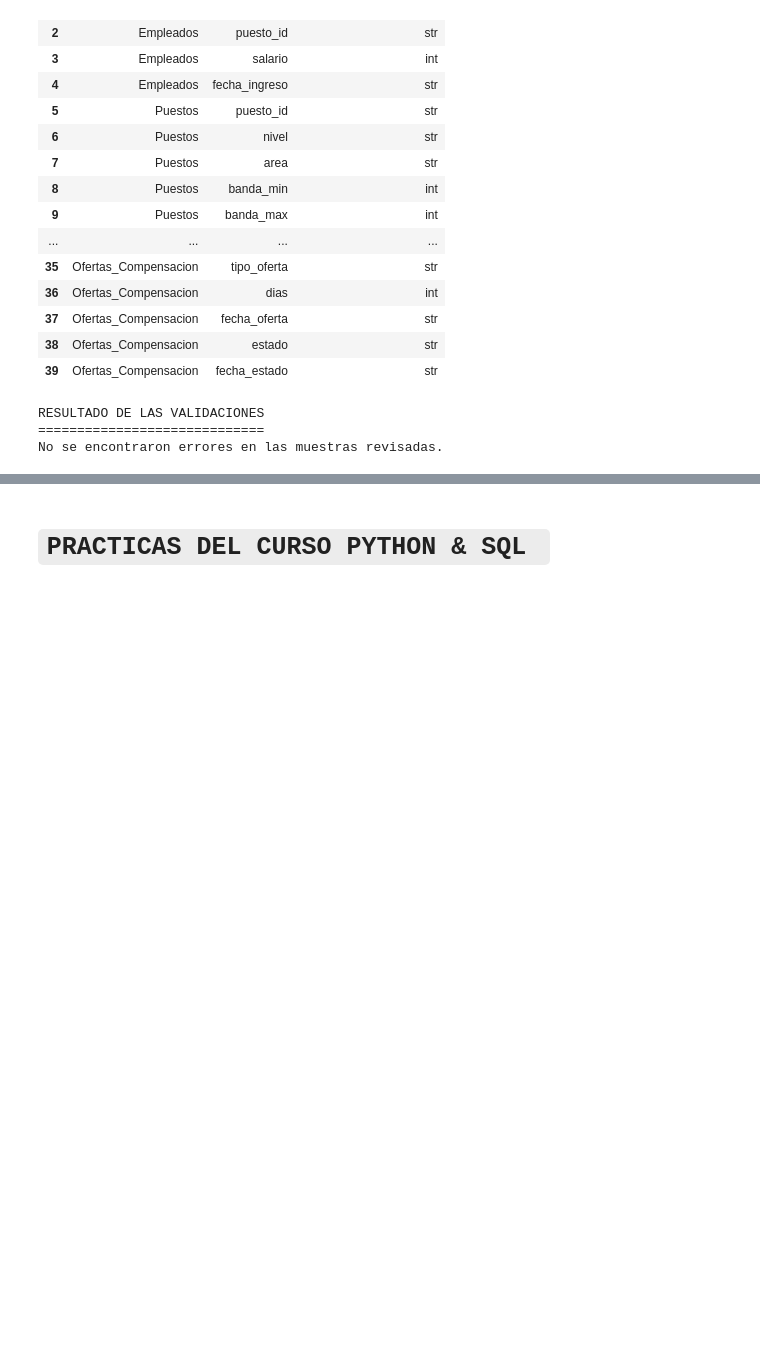
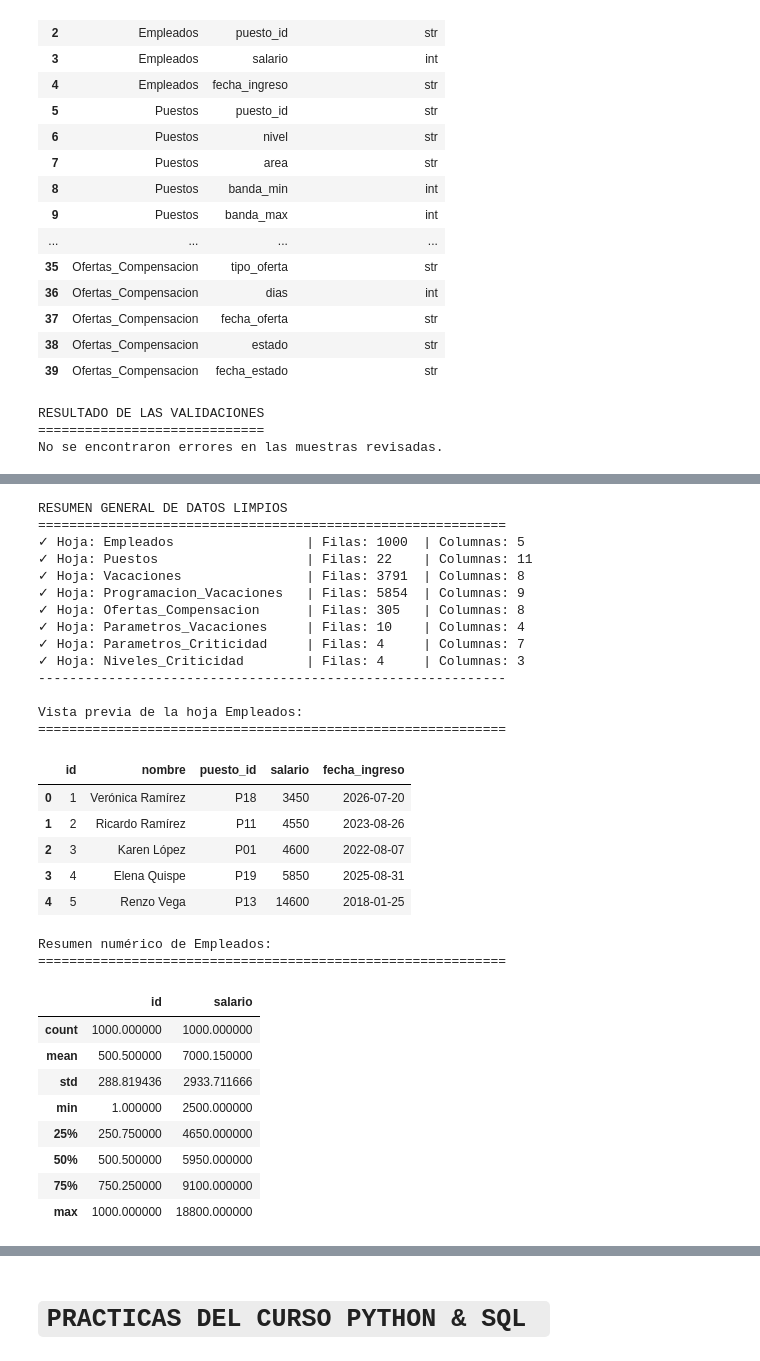
Before and after one commit to PIER-202621036/proyecto-gestion-vacaciones, a Jupyter notebook: notebooks/01_vacaciones_vencidas.ipynb, the cells around one changed output, grey strips where cells are left out. Drawn from its saved outputs; the diff is of its cells as text; code cells hidden in the pictures; blank space fills up the shorter version.

```diff
--- a/notebooks/01_vacaciones_vencidas.ipynb
+++ b/notebooks/01_vacaciones_vencidas.ipynb
@@ -327,0 +498,57 @@ No se encontraron errores en las muestras revisadas.
+# %%
+# ==================================================================
+# 4.- REPORTE GLOBAL Y VISTA PREVIA (mi colab para comprobar)
+# ==================================================================
+
+print("RESUMEN GENERAL DE DATOS LIMPIOS")
+print("=" * 60)
+
+# 1. Imprimir la cantidad total de filas y columnas por cada hoja
+for nombre_hoja, df in negocio_excel.items():
+    print(
+        f"✓ Hoja: {nombre_hoja:<25} | Filas: {df.shape[0]:<5} | Columnas: {df.shape[1]}"
+    )
+
+print("-" * 60)
+
+# 2. Ver la tabla de 'Empleados'
+print("\nVista previa de la hoja Empleados:")
+print("=" * 60)
+display(negocio_excel["Empleados"].head())
+
+# 3. Ver resumen estadístico de una hoja con valores numéricos (ej. Vacaciones)
+print("\nResumen numérico de Empleados:")
+print("=" * 60)
+display(negocio_excel["Empleados"].describe())
+# %% [output]
+RESUMEN GENERAL DE DATOS LIMPIOS
+============================================================
+✓ Hoja: Empleados                 | Filas: 1000  | Columnas: 5
+✓ Hoja: Puestos                   | Filas: 22    | Columnas: 11
+✓ Hoja: Vacaciones                | Filas: 3791  | Columnas: 8
+✓ Hoja: Programacion_Vacaciones   | Filas: 5854  | Columnas: 9
+✓ Hoja: Ofertas_Compensacion      | Filas: 305   | Columnas: 8
+✓ Hoja: Parametros_Vacaciones     | Filas: 10    | Columnas: 4
+✓ Hoja: Parametros_Criticidad     | Filas: 4     | Columnas: 7
+✓ Hoja: Niveles_Criticidad        | Filas: 4     | Columnas: 3
+------------------------------------------------------------
+
+Vista previa de la hoja Empleados:
+============================================================
+|  | id | nombre | puesto_id | salario | fecha_ingreso |
+| 0 | 1 | Verónica Ramírez | P18 | 3450 | 2026-07-20 |
+| 1 | 2 | Ricardo Ramírez | P11 | 4550 | 2023-08-26 |
+| 2 | 3 | Karen López | P01 | 4600 | 2022-08-07 |
+| 3 | 4 | Elena Quispe | P19 | 5850 | 2025-08-31 |
+| 4 | 5 | Renzo Vega | P13 | 14600 | 2018-01-25 |
+Resumen numérico de Empleados:
+============================================================
+|  | id | salario |
+| count | 1000.000000 | 1000.000000 |
+| mean | 500.500000 | 7000.150000 |
+| std | 288.819436 | 2933.711666 |
+| min | 1.000000 | 2500.000000 |
+| 25% | 250.750000 | 4650.000000 |
+| 50% | 500.500000 | 5950.000000 |
+| 75% | 750.250000 | 9100.000000 |
+| max | 1000.000000 | 18800.000000 |
```
Also changed, not shown: parts of 5 cells of this notebook.
